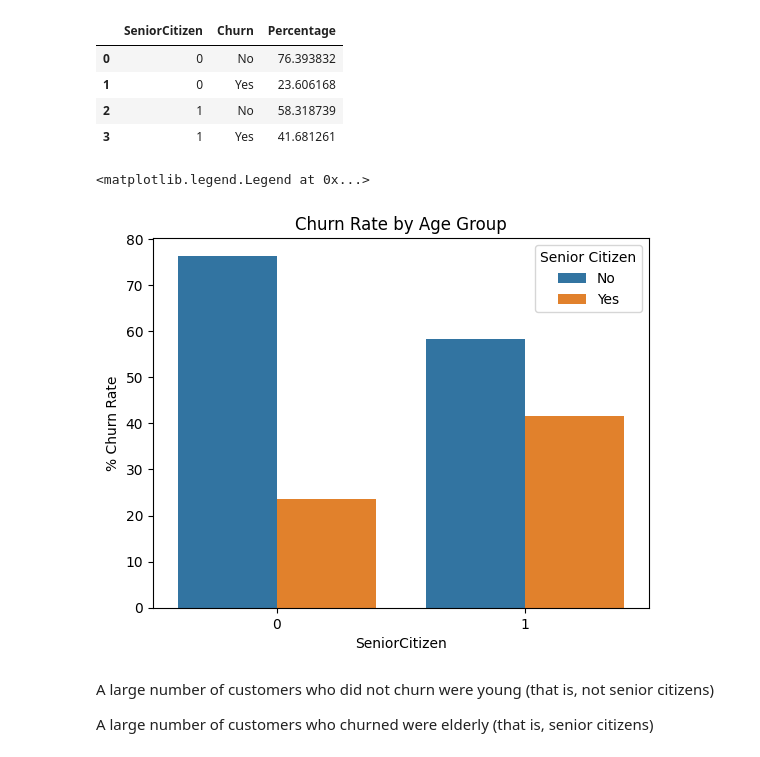
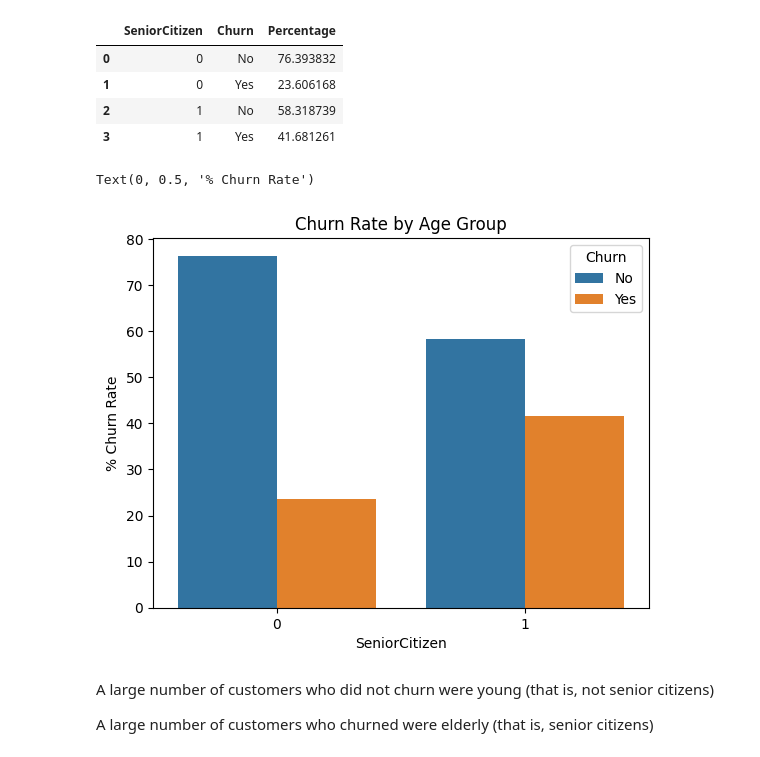
Before and after one commit to mut-rogers/customer_churn, a Jupyter notebook: churn.ipynb, the cells around one changed output. Saved outputs shown, nothing was run; the diff lists cells and outputs as text; code cells hidden in the pictures.

```diff
--- a/churn.ipynb
+++ b/churn.ipynb
@@ -195,11 +195,10 @@ churn_rate_by_age_df
 # %%
 sns.barplot(churn_rate_by_age_df, x="SeniorCitizen", y="Percentage", hue="Churn")
 plt.title("Churn Rate by Age Group")
 plt.ylabel("% Churn Rate")
-plt.legend(title="Senior Citizen")
 # %% [output]
-<matplotlib.legend.Legend at 0x...>
+Text(0, 0.5, '% Churn Rate')
-[figure, old version]
+[figure, new version]
 # %% [markdown]
 A large number of customers who did not churn were young (that is, not senior citizens)
 
```
Also changed, not shown: parts of 7 cells of this notebook.
